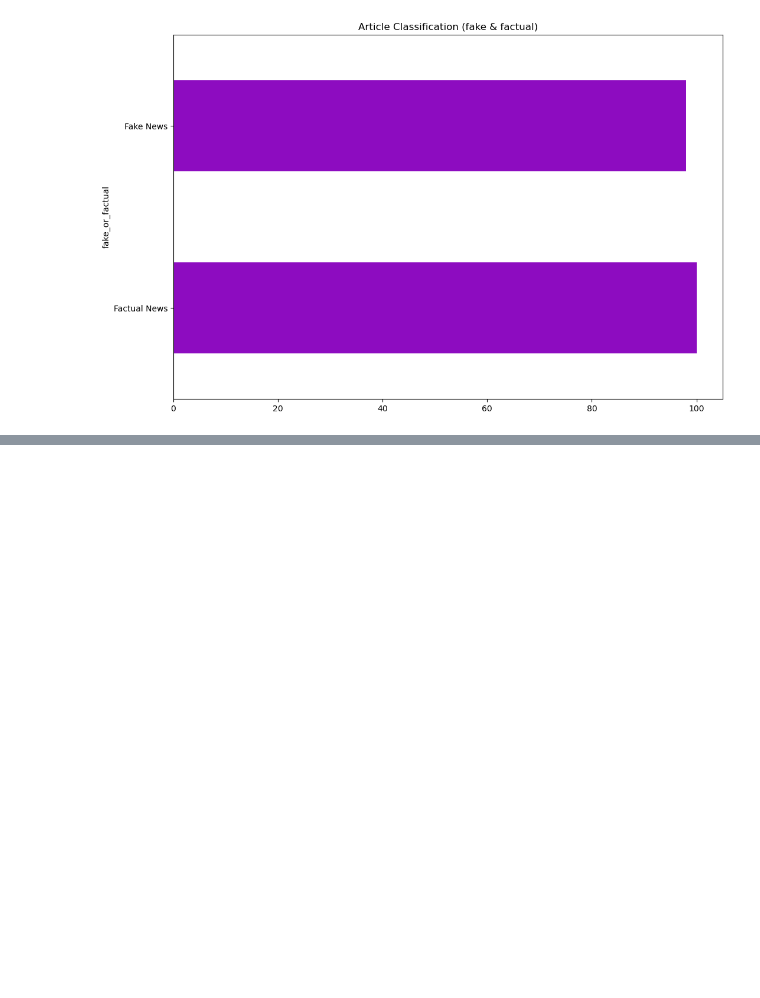
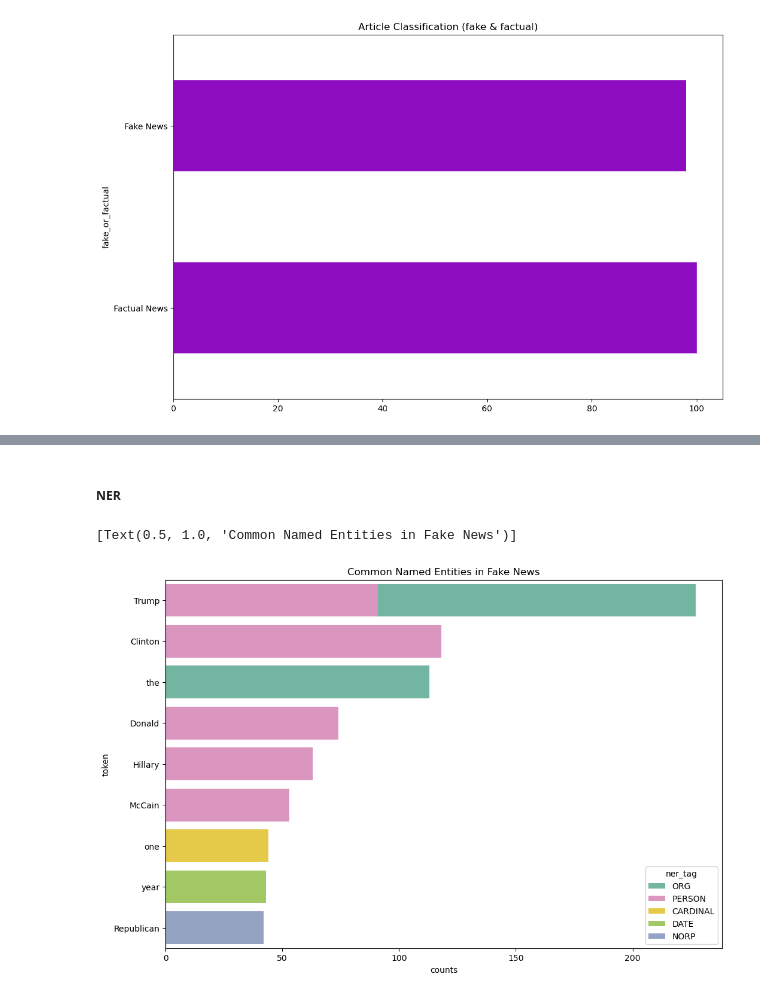
Before and after one commit to SA-30/ai_projects, a Jupyter notebook: 9) Fake News Classifier/classifier.ipynb, the cells around one changed output, grey strips where cells are left out. Cells and saved outputs as stored; diff of their text form; code cells hidden in the pictures; blank space fills up the shorter version.

Commit message:
fake news text-preprocessing

```diff
--- a/9) Fake News Classifier/classifier.ipynb
+++ b/9) Fake News Classifier/classifier.ipynb
@@ -67,0 +92,6 @@ Text(0.5, 1.0, 'Article Classification (fake & factual)')
+# %%
+for ix, doc in enumerate(fake_spacy_docs):
+    tags = extract_token_tags(doc)
+    tags = pd.DataFrame(tags)
+    tags.columns = columns
+    fake_tags_df.append(tags)
@@ -67,0 +114,2 @@ Text(0.5, 1.0, 'Article Classification (fake & factual)')
+# %%
+fake_tags_df = pd.concat(fake_tags_df)
@@ -67,0 +261,28 @@ Text(0.5, 1.0, 'Article Classification (fake & factual)')
+# %% [markdown]
+##### NER
+# %%
+fake_top_entitites = fake_tags_df[fake_tags_df['ner_tag'] != ""].groupby(['token', 'ner_tag']).size().reset_index(name='counts').sort_values(by="counts", ascending=False)
+fact_top_entitites = fact_tags_df[fact_tags_df['ner_tag'] != ""].groupby(['token', 'ner_tag']).size().reset_index(name='counts').sort_values(by="counts", ascending=False)
+# %%
+ner_color_palette = {
+    'ORG' : sns.color_palette('Set2').as_hex()[0],
+    'GPE' : sns.color_palette('Set2').as_hex()[1],
+    'NORP' : sns.color_palette('Set2').as_hex()[2],
+    'PERSON' : sns.color_palette('Set2').as_hex()[3],
+    'DATE' : sns.color_palette('Set2').as_hex()[4],
+    'CARDINAL' : sns.color_palette('Set2').as_hex()[5],
+    'PERCENT' : sns.color_palette('Set2').as_hex()[6],
+}
+# %%
+sns.barplot(
+    x = 'counts',
+    y = 'token',
+    hue = 'ner_tag',
+    palette= ner_color_palette,
+    data = fake_top_entitites[:10],
+    orient = 'h',
+    dodge = False
+).set(title="Common Named Entities in Fake News")
+# %% [output]
+[Text(0.5, 1.0, 'Common Named Entities in Fake News')]
+[figure, added]
```
Also changed, not shown: parts of 40 cells of this notebook.
